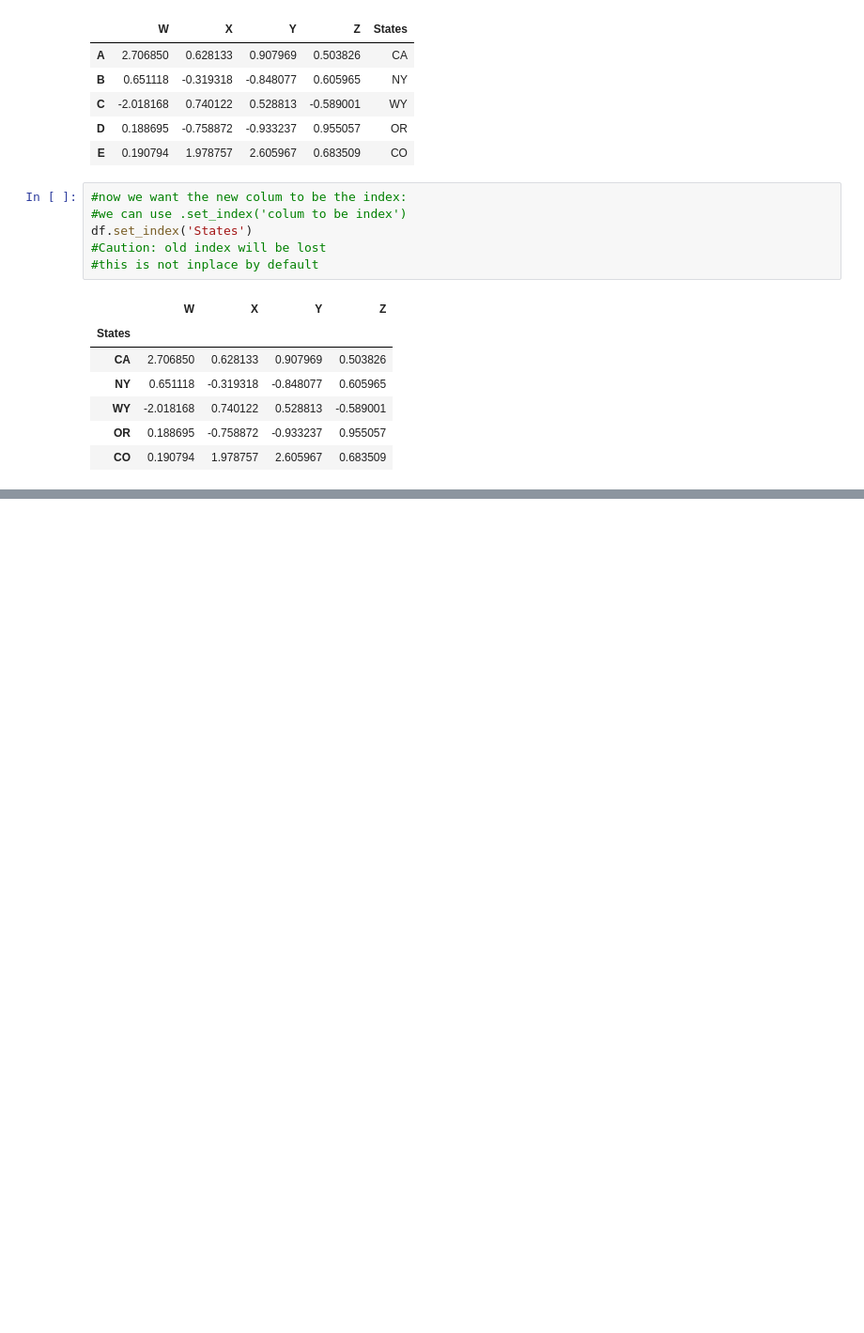
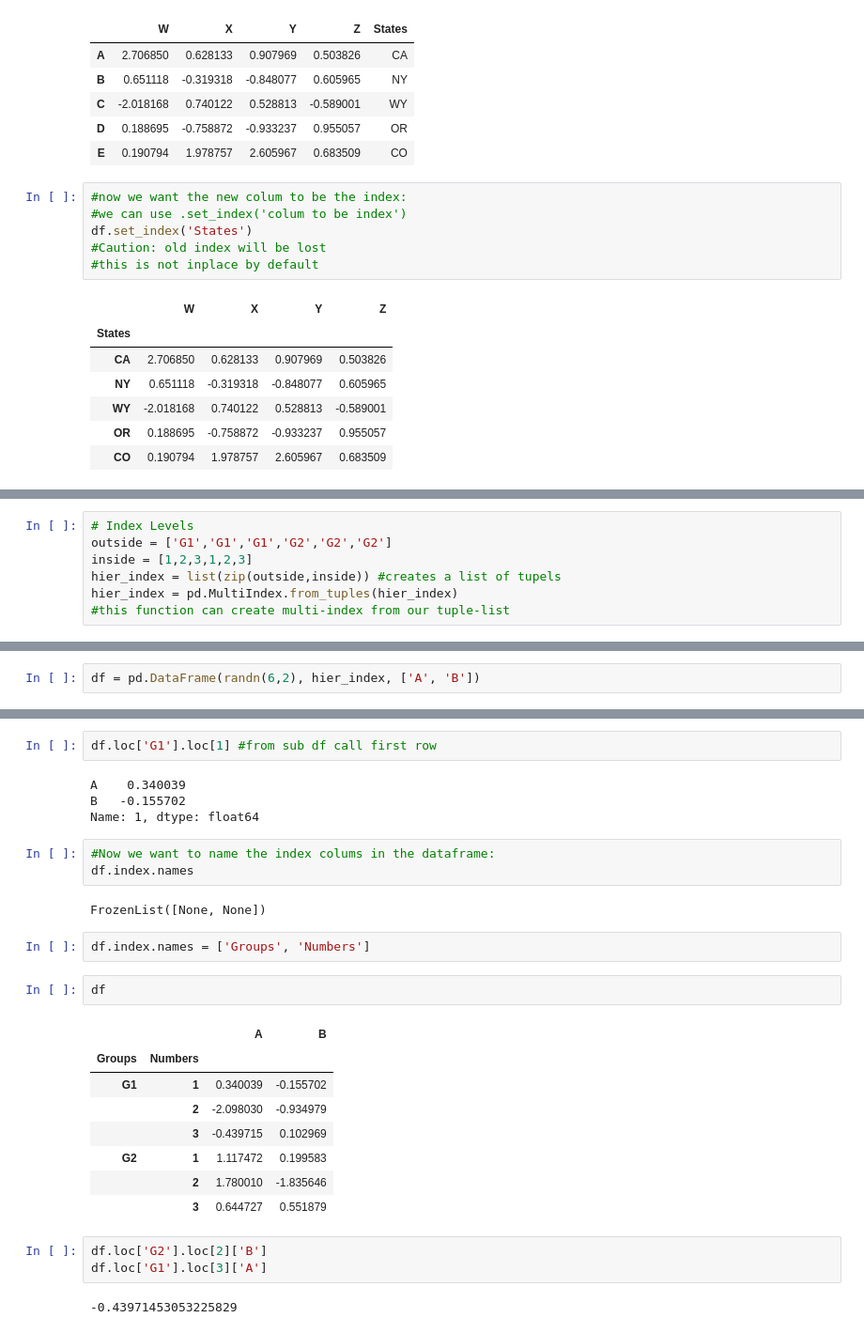
Before and after one commit to woskar/datascience, a Jupyter notebook: Pandas.ipynb, the cells around one changed output, grey strips where cells are left out. Shown at 94% size. Saved outputs shown, nothing was run; the diff lists cells and outputs as text; blank space fills up the shorter version.

Commit message:
dataframes completed

```diff
--- a/Pandas.ipynb
+++ b/Pandas.ipynb
@@ -366,0 +372,7 @@ df.set_index('States')
+# %%
+# Index Levels
+outside = ['G1','G1','G1','G2','G2','G2']
+inside = [1,2,3,1,2,3]
+hier_index = list(zip(outside,inside)) #creates a list of tupels
+hier_index = pd.MultiIndex.from_tuples(hier_index)
+#this function can create multi-index from our tuple-list
@@ -366,0 +384,2 @@ df.set_index('States')
+# %%
+df = pd.DataFrame(randn(6,2), hier_index, ['A', 'B'])
@@ -366,0 +404,29 @@ df.set_index('States')
+# %%
+df.loc['G1'].loc[1] #from sub df call first row
+# %% [output]
+A    0.340039
+B   -0.155702
+Name: 1, dtype: float64
+# %%
+#Now we want to name the index colums in the dataframe:
+df.index.names
+# %% [output]
+FrozenList([None, None])
+# %%
+df.index.names = ['Groups', 'Numbers']
+# %%
+df
+# %% [output]
+|  |  | A | B |
+| Groups | Numbers |  |  |
+| G1 | 1 | 0.340039 | -0.155702 |
+|  | 2 | -2.098030 | -0.934979 |
+|  | 3 | -0.439715 | 0.102969 |
+| G2 | 1 | 1.117472 | 0.199583 |
+|  | 2 | 1.780010 | -1.835646 |
+|  | 3 | 0.644727 | 0.551879 |
+# %%
+df.loc['G2'].loc[2]['B']
+df.loc['G1'].loc[3]['A']
+# %% [output]
+-0.43971453053225829
```
Also changed, not shown: parts of 9 cells of this notebook.
